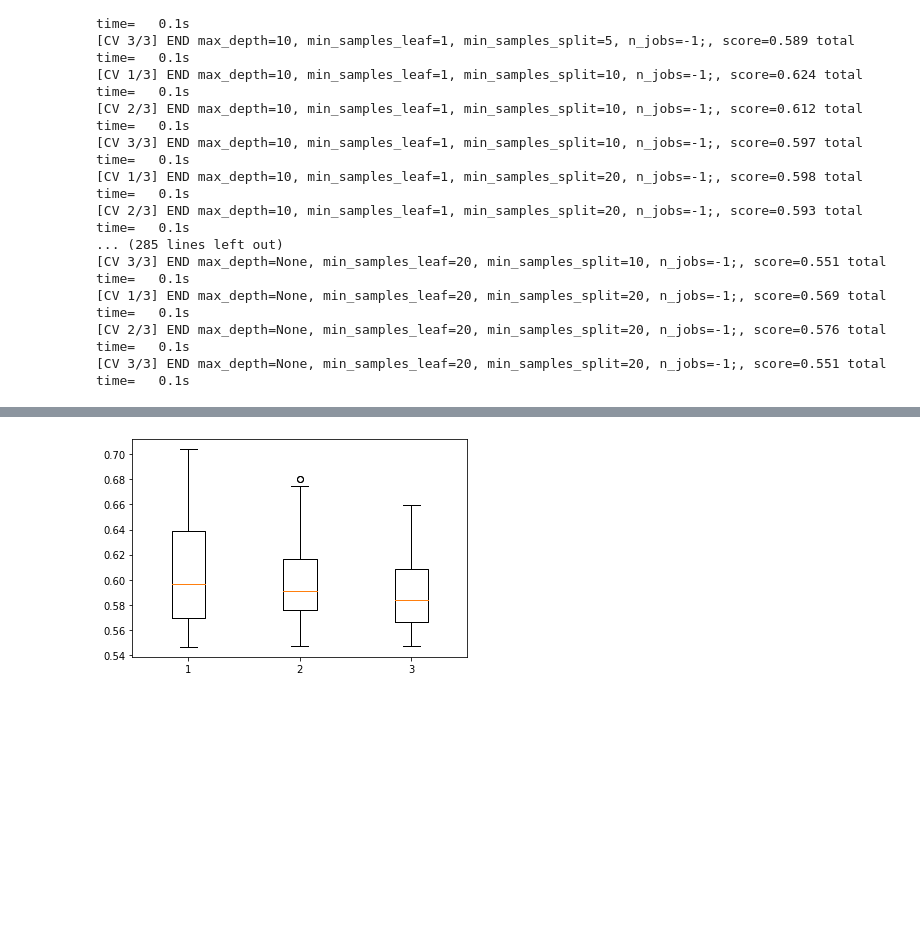
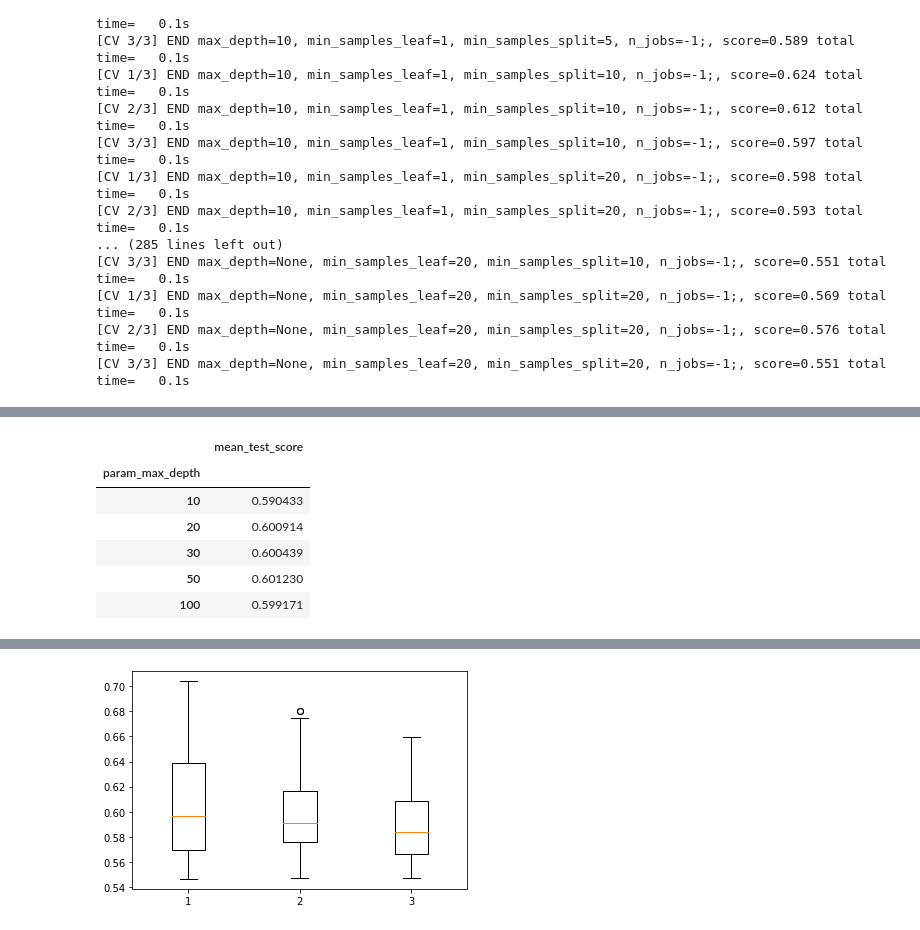
Before and after one commit to kcelebi/euro-football-officials-ML, a Jupyter notebook: pysrc/Logit_v2.ipynb, the cells around one changed output, grey strips where cells are left out. Saved outputs shown, nothing was run; the diff lists cells and outputs as text; code cells hidden in the pictures; blank space fills up the shorter version.

```diff
--- a/pysrc/Logit_v2.ipynb
+++ b/pysrc/Logit_v2.ipynb
@@ -231,0 +270,10 @@ Fitting 3 folds for each of 100 candidates, totalling 300 fits
+# %%
+cv[['param_max_depth', 'mean_test_score']].fillna(100).groupby(by = 'param_max_depth').mean()
+# %% [output]
+|  | mean_test_score |
+| param_max_depth |  |
+| 10 | 0.590433 |
+| 20 | 0.600914 |
+| 30 | 0.600439 |
+| 50 | 0.601230 |
+| 100 | 0.599171 |
```
Also changed, not shown: parts of 17 cells of this notebook, 1 other file.
